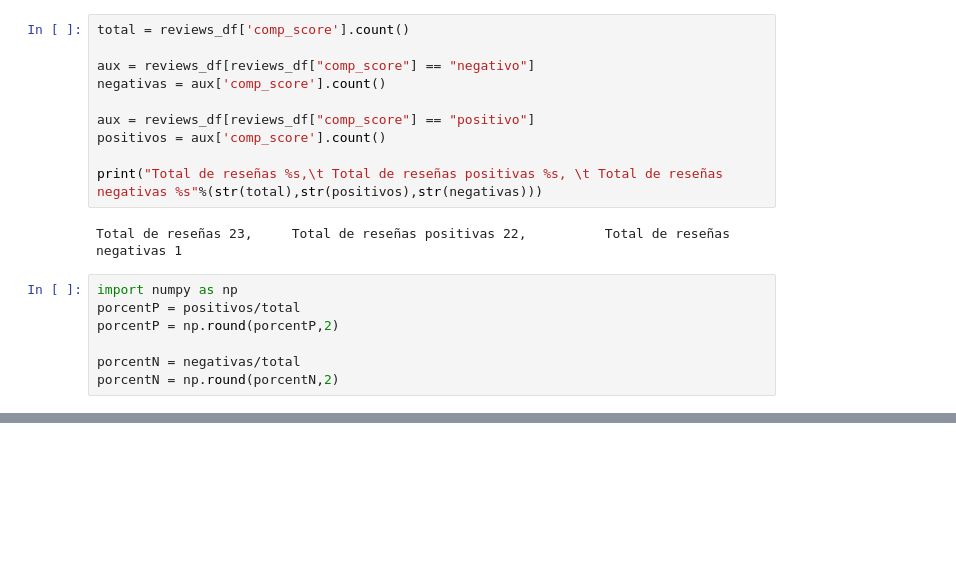
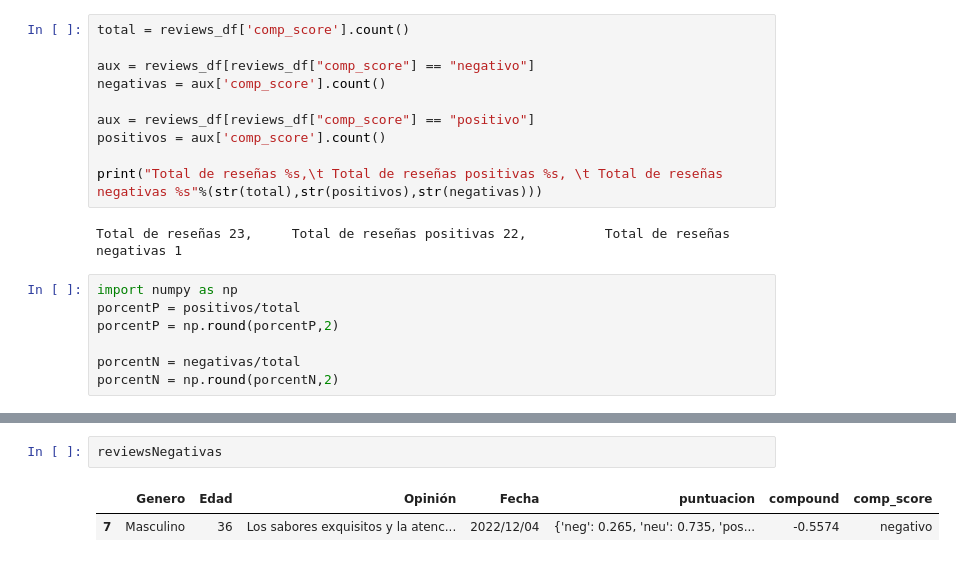
Before and after one commit to VictorGlzg/GG-HC_PROYECTO_FINAL, a Jupyter notebook: gg-hc-proyecto-final.ipynb, the cells around one changed output, grey strips where cells are left out. Drawn from its saved outputs; the diff is of its cells as text; blank space fills up the shorter version.

```diff
--- a/gg-hc-proyecto-final.ipynb
+++ b/gg-hc-proyecto-final.ipynb
@@ -130,0 +143,5 @@ a al algo algunas algunos ante antes como con contra cual cuando de del desde do
+# %%
+reviewsNegativas
+# %% [output]
+|  | Genero | Edad | Opinión | Fecha | puntuacion | compound | comp_score |
+| 7 | Masculino | 36 | Los sabores exquisitos y la atenc... | 2022/12/04 | {'neg': 0.265, 'neu': 0.735, 'pos... | -0.5574 | negativo |
```
Also changed, not shown: parts of 10 cells of this notebook.
